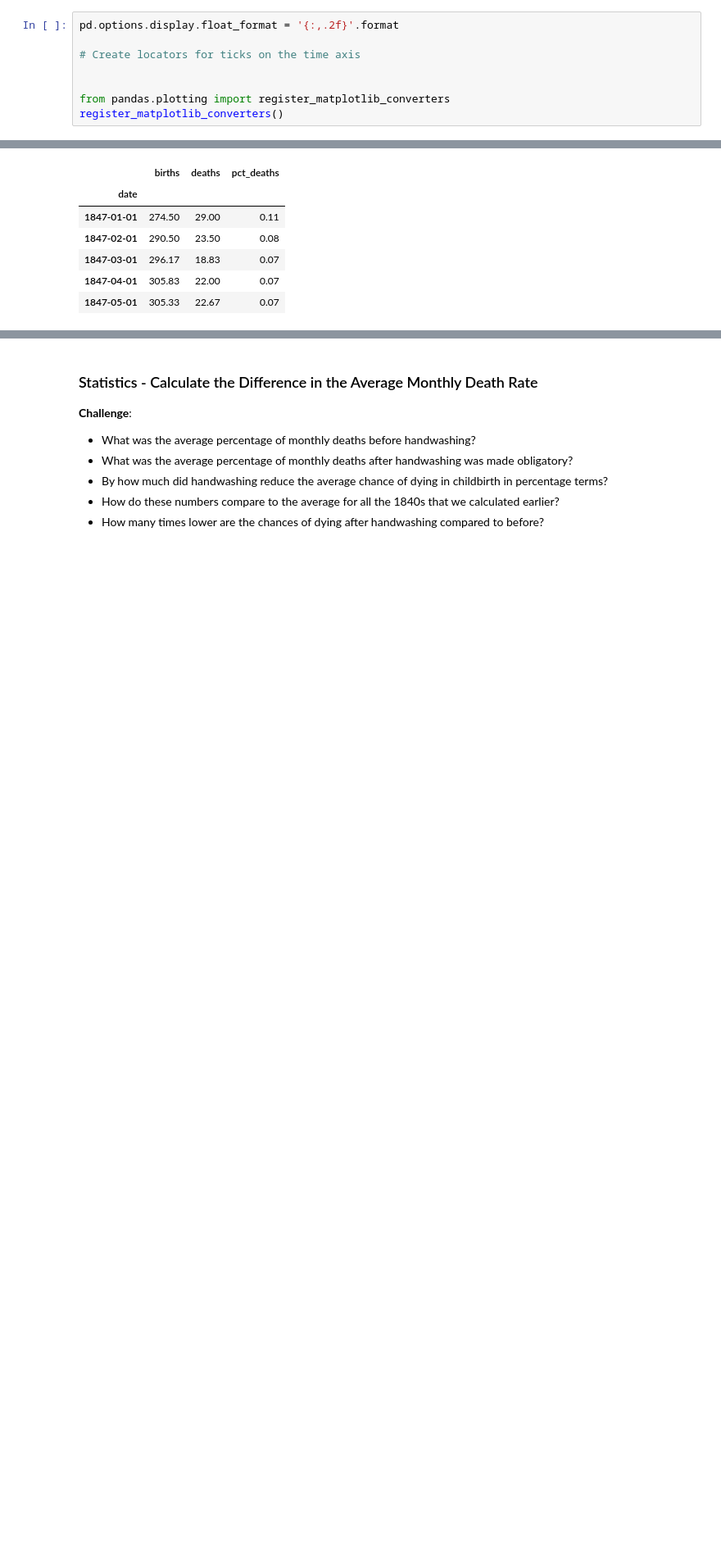
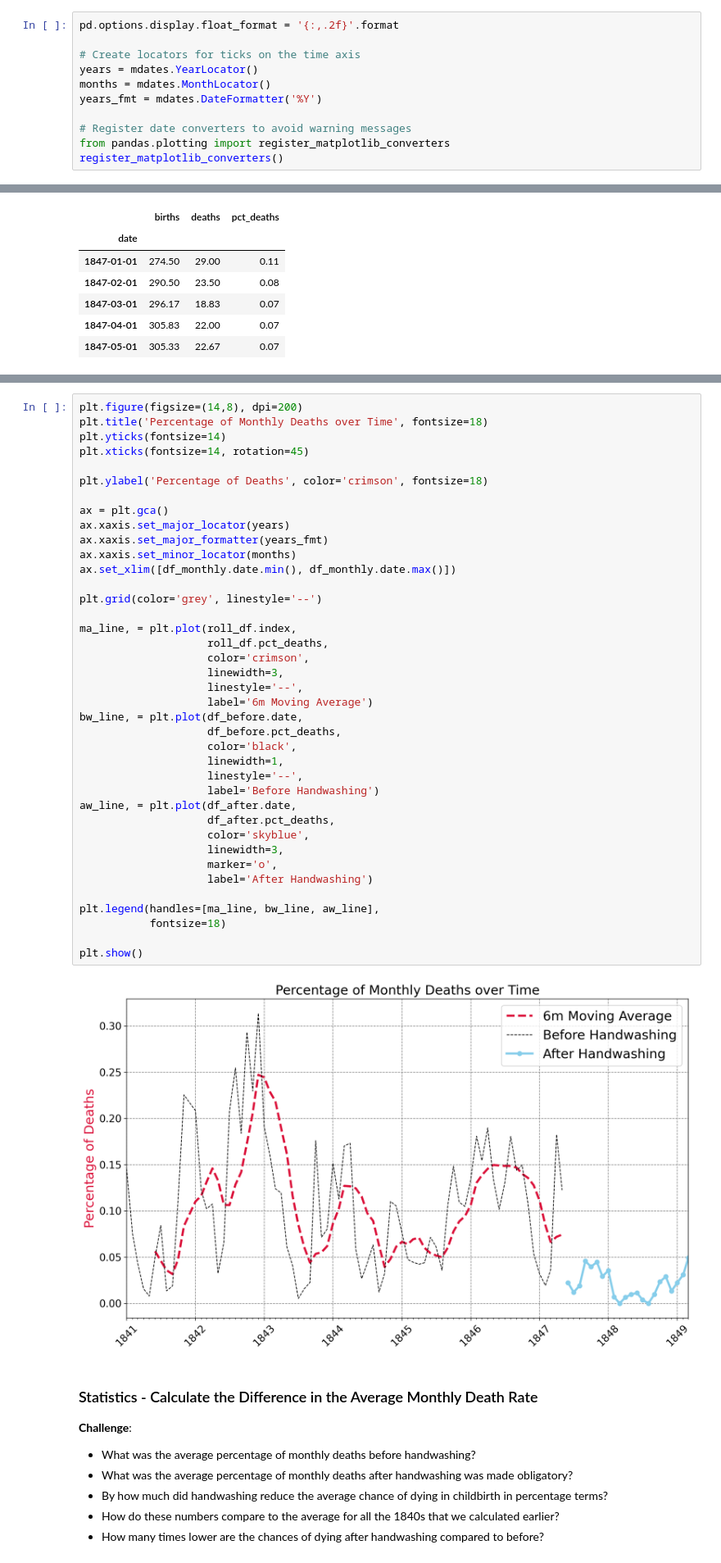
Before and after one commit to liuti-ma/python_study_notes, a Jupyter notebook: Dr+Semmelweis+Analysis/Dr_Semmelweis_Handwashing_Discovery_(start).ipynb, the cells around one changed output, grey strips where cells are left out. Shown at 82% size. Drawn from its saved outputs; the diff is of its cells as text; blank space fills up the shorter version.

```diff
--- a/Dr+Semmelweis+Analysis/Dr_Semmelweis_Handwashing_Discovery_(start).ipynb
+++ b/Dr+Semmelweis+Analysis/Dr_Semmelweis_Handwashing_Discovery_(start).ipynb
@@ -39,8 +39,11 @@ import matplotlib.dates as mdates
 pd.options.display.float_format = '{:,.2f}'.format
 
 # Create locators for ticks on the time axis
+years = mdates.YearLocator()
+months = mdates.MonthLocator()
+years_fmt = mdates.DateFormatter('%Y')
 
-
+# Register date converters to avoid warning messages
 from pandas.plotting import register_matplotlib_converters
 register_matplotlib_converters()
 # %% [markdown]
@@ -312,6 +315,47 @@ roll_df.tail()
 * Show the moving average as a thicker, crimon line.
 * Show the rate after handwashing as a skyblue line with round markers.
 * Look at the [code snippet in the documentation to see how you can add a legend](https://matplotlib.org/3.1.1/api/_as_gen/matplotlib.pyplot.legend.html) to the chart.
+# %%
+plt.figure(figsize=(14,8), dpi=200)
+plt.title('Percentage of Monthly Deaths over Time', fontsize=18)
+plt.yticks(fontsize=14)
+plt.xticks(fontsize=14, rotation=45)
+
+plt.ylabel('Percentage of Deaths', color='crimson', fontsize=18)
+
+ax = plt.gca()
+ax.xaxis.set_major_locator(years)
+ax.xaxis.set_major_formatter(years_fmt)
+ax.xaxis.set_minor_locator(months)
+ax.set_xlim([df_monthly.date.min(), df_monthly.date.max()])
+
+plt.grid(color='grey', linestyle='--')
+
+ma_line, = plt.plot(roll_df.index,
+                    roll_df.pct_deaths,
+                    color='crimson',
+                    linewidth=3,
+                    linestyle='--',
+                    label='6m Moving Average')
+bw_line, = plt.plot(df_before.date,
+                    df_before.pct_deaths,
+                    color='black',
+                    linewidth=1,
+                    linestyle='--',
+                    label='Before Handwashing')
+aw_line, = plt.plot(df_after.date,
+                    df_after.pct_deaths,
+                    color='skyblue',
+                    linewidth=3,
+                    marker='o',
+                    label='After Handwashing')
+
+plt.legend(handles=[ma_line, bw_line, aw_line],
+           fontsize=18)
+
+plt.show()
+# %% [output]
+[figure, added]
 # %% [markdown]
 ### Statistics - Calculate the Difference in the Average Monthly Death Rate
 
```
Also changed, not shown: parts of 1 cell of this notebook.
